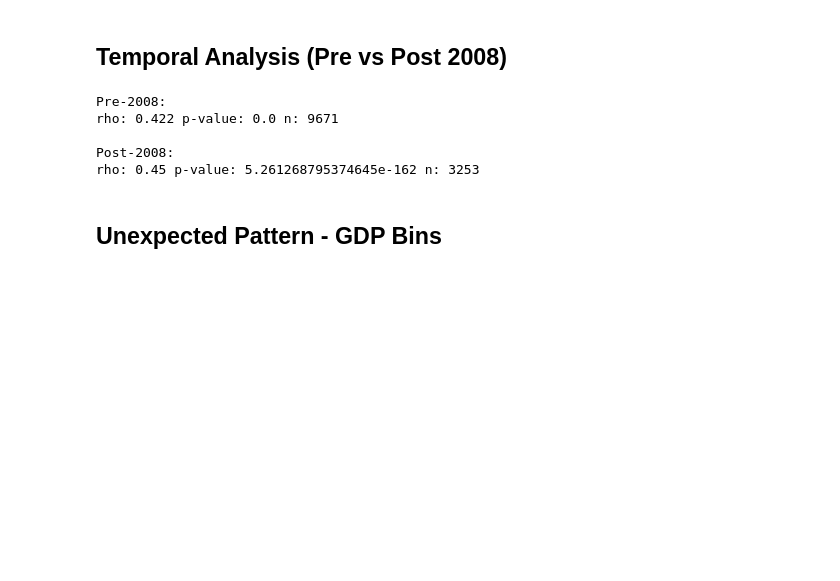
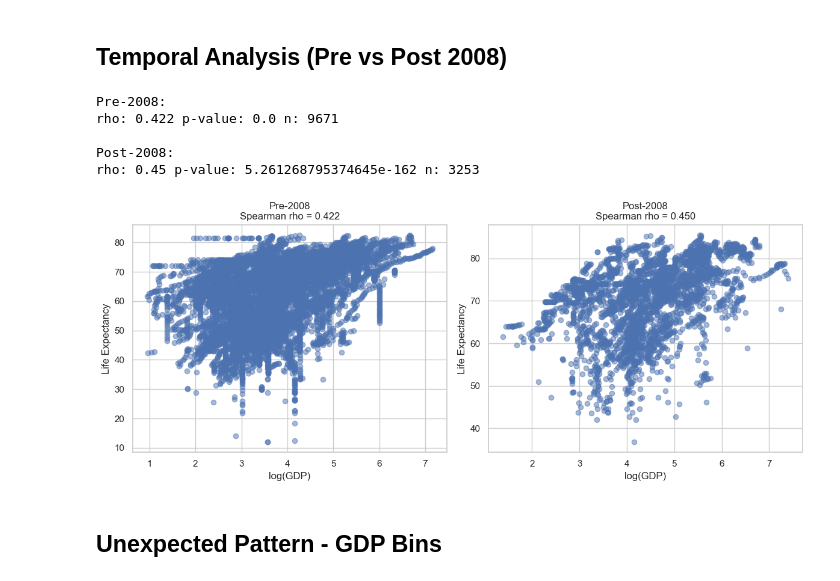
Before and after one commit to StefanFSmid/ASDA_2025_Group_3_Porfolio, a Jupyter notebook: notebooks/week_06_group_3_notebook.ipynb, the cells around one changed output. Saved outputs shown, nothing was run; the diff lists cells and outputs as text; code cells hidden in the pictures; blank space fills up the shorter version.

```diff
--- a/notebooks/week_06_group_3_notebook.ipynb
+++ b/notebooks/week_06_group_3_notebook.ipynb
@@ -492,30 +500,52 @@ Spearman rho: 0.331  | p-value: 6.167599008881911e-82  | n: 3177
 # %% [markdown]
 ## Temporal Analysis (Pre vs Post 2008)
 # %%
+import numpy as np
+import matplotlib.pyplot as plt
+from scipy.stats import spearmanr
+
+# 1) Make sure gdp_log exists and GDP > 0
+wb_df = wb_df[wb_df["gdp_current_usd_M"] > 0].copy()
+if "gdp_log" not in wb_df.columns:
+    wb_df["gdp_log"] = np.log10(wb_df["gdp_current_usd_M"])
+
+# 2) Split into pre- and post-2008
 pre = wb_df[wb_df["year"] < 2008]
 post = wb_df[wb_df["year"] >= 2008]
 
+# 3) Compute Spearman correlations
 print("Pre-2008:")
 r_pre, p_pre = spearmanr(pre["gdp_log"], pre["life_expectancy_at_birth"])
 print("rho:", round(r_pre, 3), "p-value:", p_pre, "n:", len(pre))
 
 print("\nPost-2008:")
 r_post, p_post = spearmanr(post["gdp_log"], post["life_expectancy_at_birth"])
 print("rho:", round(r_post, 3), "p-value:", p_post, "n:", len(post))
 
-# This section compares the relationship between GDP and life expectancy
-# before and after the 2008 global financial crisis.
-# We split the data into two time periods:
-# 1) Pre-2008 (before the crisis)
-# 2) Post-2008 (after the crisis)
-# Then we calculate the Spearman correlation for each period
-# to see if the strength of the relationship changed over time.
+# 4) Plot side-by-side scatterplots
+fig, axes = plt.subplots(1, 2, figsize=(12, 5))
+
+# Pre-2008 scatter
+axes[0].scatter(pre["gdp_log"], pre["life_expectancy_at_birth"], alpha=0.5)
+axes[0].set_title(f"Pre-2008\nSpearman rho = {r_pre:.3f}")
+axes[0].set_xlabel("log(GDP)")
+axes[0].set_ylabel("Life Expectancy")
+
+# Post-2008 scatter
+axes[1].scatter(post["gdp_log"], post["life_expectancy_at_birth"], alpha=0.5)
+axes[1].set_title(f"Post-2008\nSpearman rho = {r_post:.3f}")
+axes[1].set_xlabel("log(GDP)")
+axes[1].set_ylabel("Life Expectancy")
+
+plt.tight_layout()
+plt.show()
 # %% [output]
 Pre-2008:
 rho: 0.422 p-value: 0.0 n: 9671
 
 Post-2008:
 rho: 0.45 p-value: 5.261268795374645e-162 n: 3253
+[figure, added]
 # %% [markdown]
 ## Unexpected Pattern - GDP Bins
 # %% [markdown]
```
Also changed, not shown: parts of 1 cell of this notebook, 7 other files.
